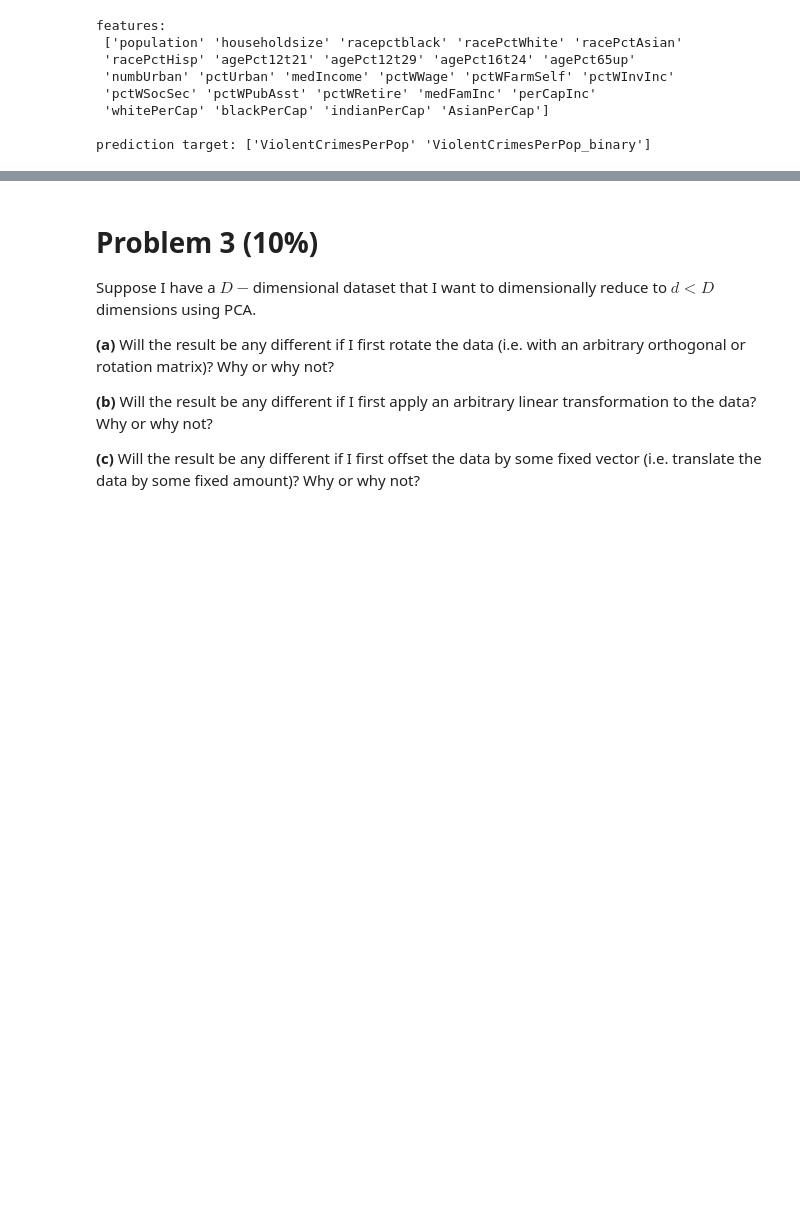
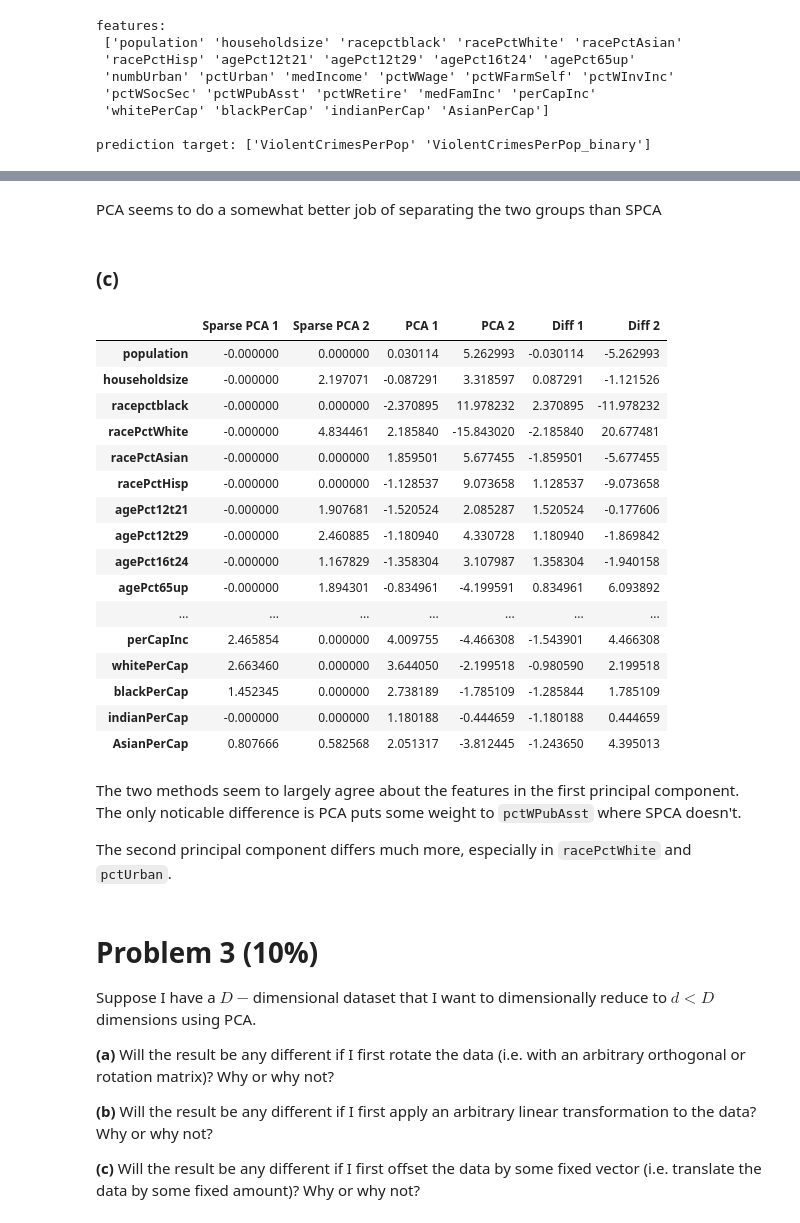
Before and after one commit to afcarl/machine_learning, a Jupyter notebook: homework2/dimred_hw.ipynb, the cells around one changed output, grey strips where cells are left out. Cells and saved outputs as stored; diff of their text form; code cells hidden in the pictures; blank space fills up the shorter version.

```diff
--- a/homework2/dimred_hw.ipynb
+++ b/homework2/dimred_hw.ipynb
@@ -132,3 +185,43 @@ second principal component:
+# %% [markdown]
+PCA seems to do a somewhat better job of separating the two groups than SPCA
+# %% [markdown]
+### (c)
+# %%
+df = pd.DataFrame([
+    spca.components_[0,:],
+    spca.components_[1,:],
+    pca.components_[0,:],
+    pca.components_[1,:],
+], columns=data.columns[0:25], index=['Sparse PCA 1', 'Sparse PCA 2', 'PCA 1', 'PCA 2']).transpose()
+
+# Adjust values to similar scale to compare
+df = df/df.mean()
+df['Diff 1'] = df['Sparse PCA 1'] - df['PCA 1']
+df['Diff 2'] = df['Sparse PCA 2'] - df['PCA 2']
+
+df
+# %% [output]
+|  | Sparse PCA 1 | Sparse PCA 2 | PCA 1 | PCA 2 | Diff 1 | Diff 2 |
+| population | -0.000000 | 0.000000 | 0.030114 | 5.262993 | -0.030114 | -5.262993 |
+| householdsize | -0.000000 | 2.197071 | -0.087291 | 3.318597 | 0.087291 | -1.121526 |
+| racepctblack | -0.000000 | 0.000000 | -2.370895 | 11.978232 | 2.370895 | -11.978232 |
+| racePctWhite | -0.000000 | 4.834461 | 2.185840 | -15.843020 | -2.185840 | 20.677481 |
+| racePctAsian | -0.000000 | 0.000000 | 1.859501 | 5.677455 | -1.859501 | -5.677455 |
+| racePctHisp | -0.000000 | 0.000000 | -1.128537 | 9.073658 | 1.128537 | -9.073658 |
+| agePct12t21 | -0.000000 | 1.907681 | -1.520524 | 2.085287 | 1.520524 | -0.177606 |
+| agePct12t29 | -0.000000 | 2.460885 | -1.180940 | 4.330728 | 1.180940 | -1.869842 |
+| agePct16t24 | -0.000000 | 1.167829 | -1.358304 | 3.107987 | 1.358304 | -1.940158 |
+| agePct65up | -0.000000 | 1.894301 | -0.834961 | -4.199591 | 0.834961 | 6.093892 |
+| ... | ... | ... | ... | ... | ... | ... |
+| perCapInc | 2.465854 | 0.000000 | 4.009755 | -4.466308 | -1.543901 | 4.466308 |
+| whitePerCap | 2.663460 | 0.000000 | 3.644050 | -2.199518 | -0.980590 | 2.199518 |
+| blackPerCap | 1.452345 | 0.000000 | 2.738189 | -1.785109 | -1.285844 | 1.785109 |
+| indianPerCap | -0.000000 | 0.000000 | 1.180188 | -0.444659 | -1.180188 | 0.444659 |
+| AsianPerCap | 0.807666 | 0.582568 | 2.051317 | -3.812445 | -1.243650 | 4.395013 |
+# %% [markdown]
+The two methods seem to largely agree about the features in the first principal component.  The only noticable difference is PCA puts some weight to `pctWPubAsst` where SPCA doesn't.
+
+The second principal component differs much more, especially in `racePctWhite` and `pctUrban`.
 # %% [markdown]
 # Problem 3 (10%)
 Suppose I have a $D-$dimensional dataset that I want to dimensionally reduce to $d<D$ dimensions using PCA.
```
Also changed, not shown: parts of 12 cells of this notebook.
